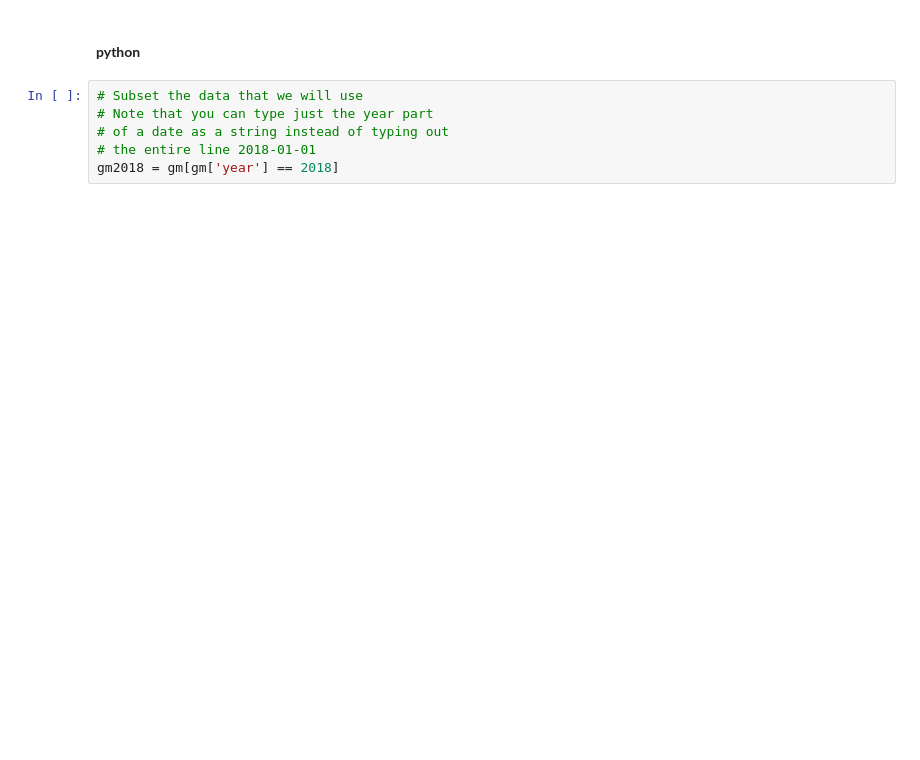
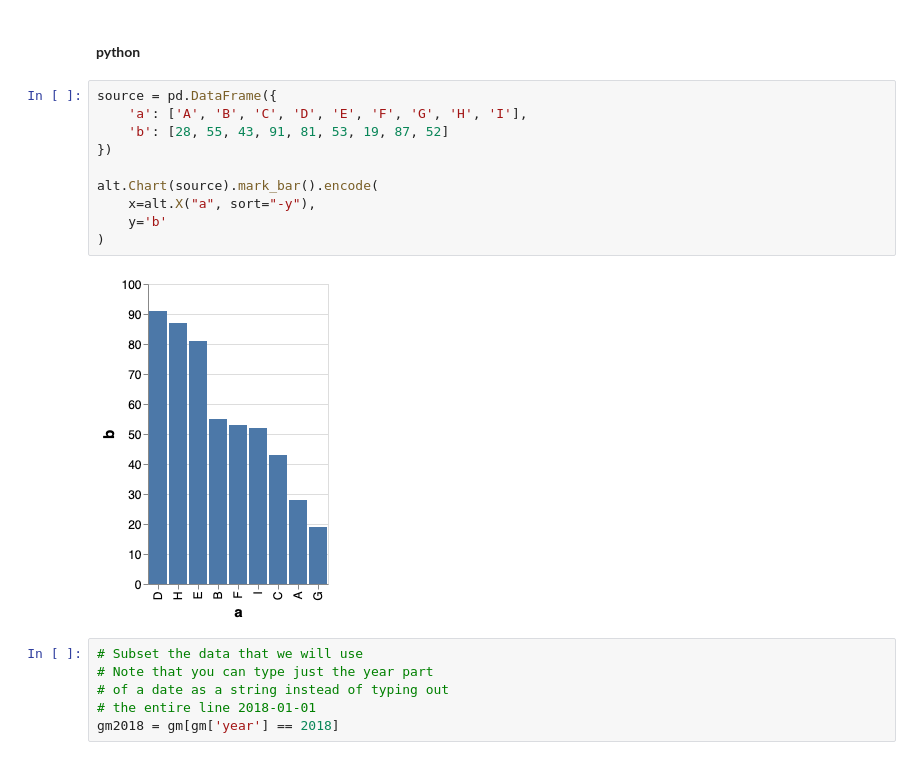
Before and after one commit to chuangw6/MDS_Courses, a Jupyter notebook: Block2/DSCI531_Viz1/quiz_review/quiz1_1.ipynb, the cells around one changed output. Cells and saved outputs as stored; diff of their text form; blank space fills up the shorter version.

```diff
--- a/Block2/DSCI531_Viz1/quiz_review/quiz1.ipynb
+++ b/Block2/DSCI531_Viz1/quiz_review/quiz1_1.ipynb
@@ -256,5 +283,17 @@ gg_area
 # %% [markdown]
 #### **python**
+# %%
+source = pd.DataFrame({
+    'a': ['A', 'B', 'C', 'D', 'E', 'F', 'G', 'H', 'I'],
+    'b': [28, 55, 43, 91, 81, 53, 19, 87, 52]
+})
+
+alt.Chart(source).mark_bar().encode(
+    x=alt.X("a", sort="-y"),
+    y='b'
+)
+# %% [output]
+[figure, added]
 # %%
 # Subset the data that we will use
 # Note that you can type just the year part
```
Also changed, not shown: parts of 39 cells of this notebook, 10 other files.
